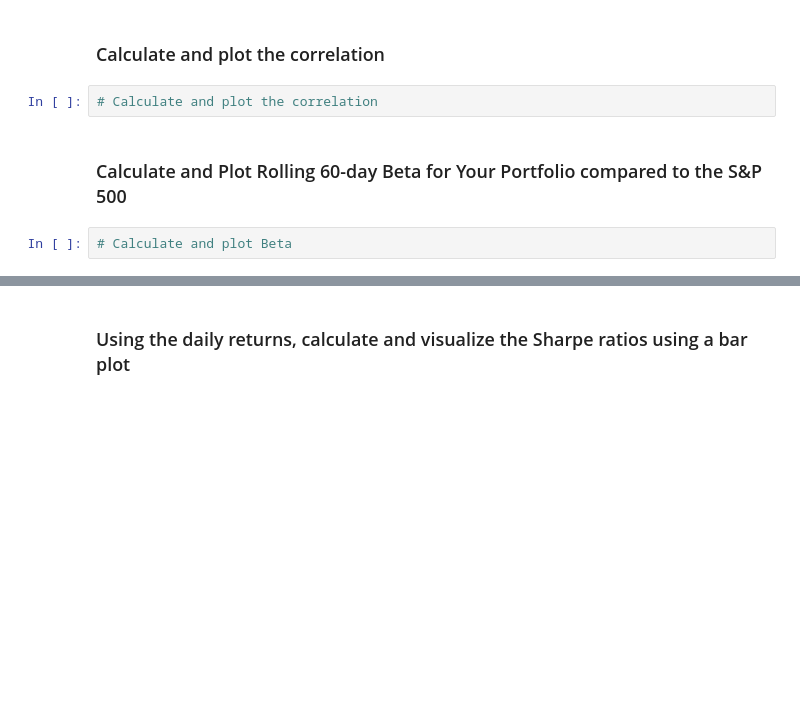
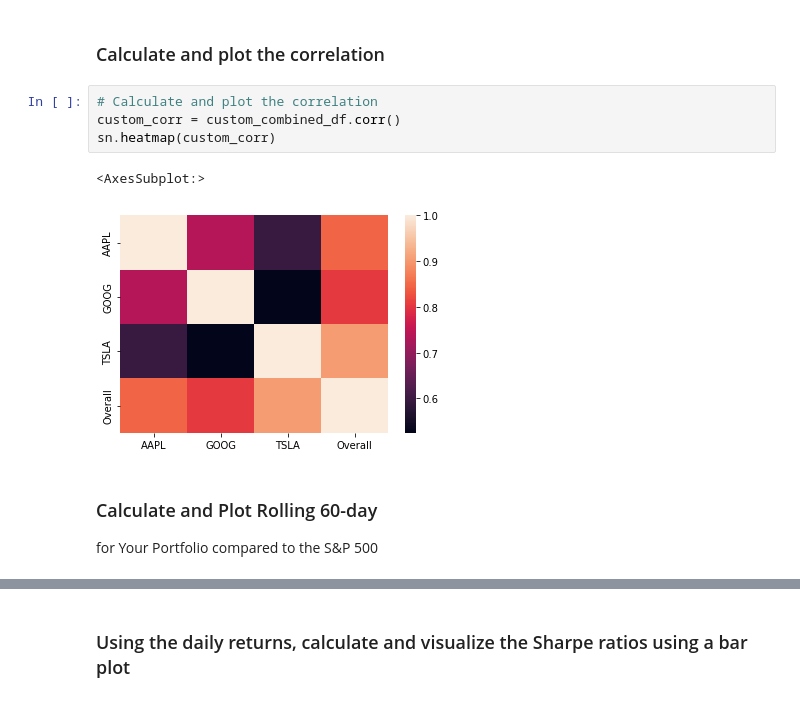
Before and after one commit to kylecase/pandas-homework, a Jupyter notebook: whale_analysis.ipynb, the cells around one changed output, grey strips where cells are left out. Drawn from its saved outputs; the diff is of its cells as text; blank space fills up the shorter version.

```diff
--- a/whale_analysis.ipynb
+++ b/whale_analysis.ipynb
@@ -361,7 +500,12 @@ weights = [1/3, 1/3, 1/3]
 ### Calculate and plot the correlation
 # %%
 # Calculate and plot the correlation
+custom_corr = custom_combined_df.corr()
+sn.heatmap(custom_corr)
+# %% [output]
+<AxesSubplot:>
+[figure, added]
 # %% [markdown]
-### Calculate and Plot Rolling 60-day Beta for Your Portfolio compared to the S&P 500
+### Calculate and Plot Rolling 60-day
+
+for Your Portfolio compared to the S&P 500
-# %%
-# Calculate and plot Beta
```
Also changed, not shown: parts of 22 cells of this notebook, 6 other files.
